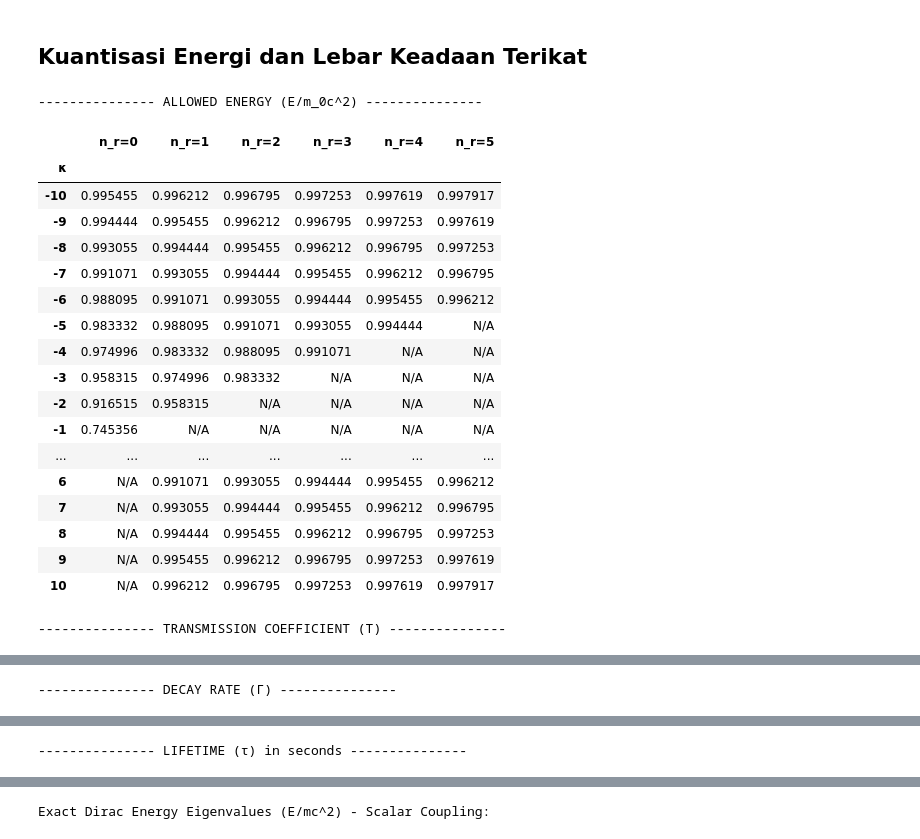
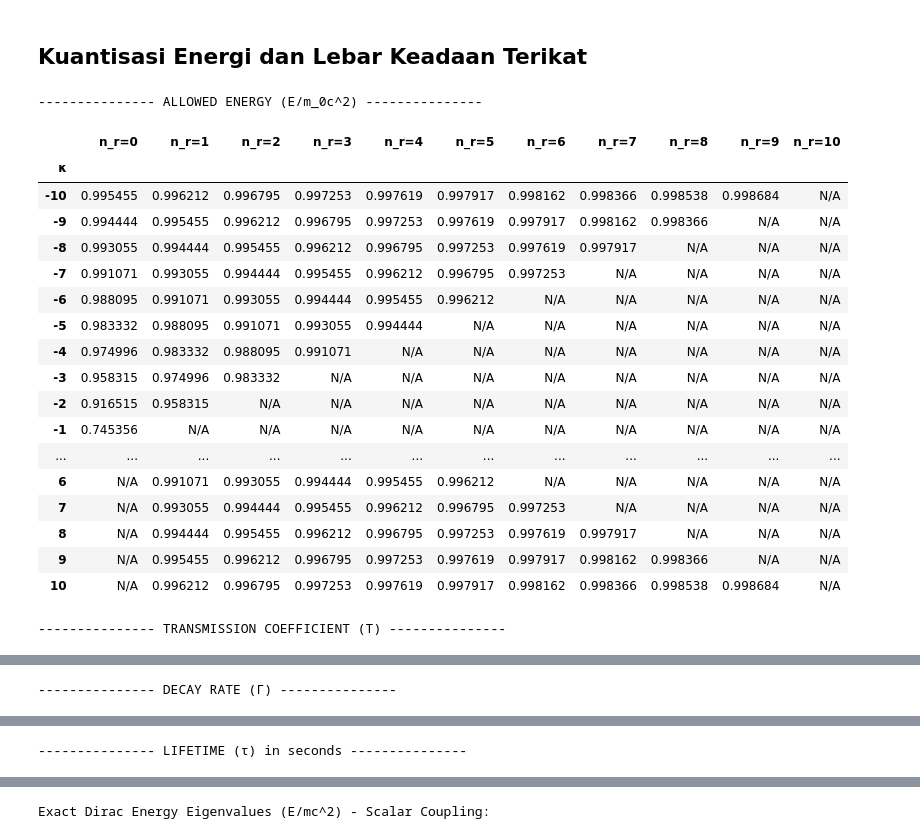
Before and after one commit to oszavla/Dirac-Schwarz, a Jupyter notebook: Aproksimasi_Wentzel_Kramers_Brillouin_(WKB).ipynb, the cells around one changed output, grey strips where cells are left out. Saved outputs shown, nothing was run; the diff lists cells and outputs as text; code cells hidden in the pictures.

```diff
--- a/Aproksimasi_Wentzel_Kramers_Brillouin_(WKB).ipynb
+++ b/Aproksimasi_Wentzel_Kramers_Brillouin_(WKB).ipynb
@@ -9,9 +9,11 @@ from IPython.display import display
 
 # Parameter Kuantum dan Sistem
 kappas = [-10, -9, -8, -7, -6, -5, -4, -3, -2, -1, 1, 2, 3, 4, 5, 6, 7, 8, 9, 10]
-#kappas = [-5, -4, -3, -2, -1, 1, 2, 3, 4, 5]
-N_r_values = [0, 1, 2, 3, 4, 5]
-alpha_prime = 1.0
+# kappas = [-5, -4, -3, -2, -1, 1, 2, 3, 4, 5]
+# kappas = range(10**16,10**16+21)
+N_r_values = [0, 1, 2, 3, 4, 5, 6, 7, 8, 9, 10]
+# N_r_values = range(10**16,10**16+21)
+alpha_prime = 1
 alpha = 1.0  # Parameter untuk horizon (rho_0 = 2*alpha). Sesuaikan jika alpha berbeda dengan alpha'
 
 # Konstanta Fisika (SI)
@@ -64,49 +66,49 @@ for k in kappas:
                     # Koefisien Transmisi (T = e^{-2\gamma})
                     exponent = -(np.pi * np.sqrt(sigma) / 4.0) * ((rho_1 - rho_0)**2) / (np.sqrt(bar_rho) * (bar_rho - 2 * alpha))
                     T = np.exp(exponent)
 
                     # Laju peluruhan (Gamma_n_rho)
                     Gamma = (sigma**(1.5) / (2 * np.pi * alpha_prime * epsilon)) * T
 
                     # Waktu Hidup (Tau) dalam sekon
                     tau = (1.0 / Gamma) * hbar_over_m0c2
         else:
             T, Gamma, tau = np.nan, np.nan, np.nan
 
         T_data[k].append(T)
         Gamma_data[k].append(Gamma)
         tau_data[k].append(tau)
 
 # Fungsi bantuan untuk merender DataFrame
 def render_table(data_dict, title, fmt):
     print(f"\n{'-'*15} {title} {'-'*15}")
     df = pd.DataFrame.from_dict(data_dict, orient='index', columns=[f'n_r={n_r}' for n_r in N_r_values])
     df.index.name = 'κ'
     display(df.style.format(fmt, na_rep="N/A").background_gradient(cmap='viridis', axis=None))
 
 # Render semua tabel
 render_table(epsilon_data, "ALLOWED ENERGY (E/m_0c^2)", "{:.6f}")
 render_table(T_data, "TRANSMISSION COEFFICIENT (T)", "{:.6e}")
 render_table(Gamma_data, "DECAY RATE (Γ)", "{:.6e}")
 render_table(tau_data, "LIFETIME (τ) in seconds", "{:.6e}")
 # %% [output]
 --------------- ALLOWED ENERGY (E/m_0c^2) ---------------
-|  | n_r=0 | n_r=1 | n_r=2 | n_r=3 | n_r=4 | n_r=5 |
-| κ |  |  |  |  |  |  |
-| -10 | 0.995455 | 0.996212 | 0.996795 | 0.997253 | 0.997619 | 0.997917 |
-| -9 | 0.994444 | 0.995455 | 0.996212 | 0.996795 | 0.997253 | 0.997619 |
-| -8 | 0.993055 | 0.994444 | 0.995455 | 0.996212 | 0.996795 | 0.997253 |
-| -7 | 0.991071 | 0.993055 | 0.994444 | 0.995455 | 0.996212 | 0.996795 |
-| -6 | 0.988095 | 0.991071 | 0.993055 | 0.994444 | 0.995455 | 0.996212 |
-| -5 | 0.983332 | 0.988095 | 0.991071 | 0.993055 | 0.994444 | N/A |
-| -4 | 0.974996 | 0.983332 | 0.988095 | 0.991071 | N/A | N/A |
-| -3 | 0.958315 | 0.974996 | 0.983332 | N/A | N/A | N/A |
-| -2 | 0.916515 | 0.958315 | N/A | N/A | N/A | N/A |
-| -1 | 0.745356 | N/A | N/A | N/A | N/A | N/A |
-| ... | ... | ... | ... | ... | ... | ... |
-| 6 | N/A | 0.991071 | 0.993055 | 0.994444 | 0.995455 | 0.996212 |
-| 7 | N/A | 0.993055 | 0.994444 | 0.995455 | 0.996212 | 0.996795 |
-| 8 | N/A | 0.994444 | 0.995455 | 0.996212 | 0.996795 | 0.997253 |
-| 9 | N/A | 0.995455 | 0.996212 | 0.996795 | 0.997253 | 0.997619 |
-| 10 | N/A | 0.996212 | 0.996795 | 0.997253 | 0.997619 | 0.997917 |
+|  | n_r=0 | n_r=1 | n_r=2 | n_r=3 | n_r=4 | n_r=5 | n_r=6 | n_r=7 | n_r=8 | n_r=9 | n_r=10 |
+| κ |  |  |  |  |  |  |  |  |  |  |  |
+| -10 | 0.995455 | 0.996212 | 0.996795 | 0.997253 | 0.997619 | 0.997917 | 0.998162 | 0.998366 | 0.998538 | 0.998684 | N/A |
+| -9 | 0.994444 | 0.995455 | 0.996212 | 0.996795 | 0.997253 | 0.997619 | 0.997917 | 0.998162 | 0.998366 | N/A | N/A |
+| -8 | 0.993055 | 0.994444 | 0.995455 | 0.996212 | 0.996795 | 0.997253 | 0.997619 | 0.997917 | N/A | N/A | N/A |
+| -7 | 0.991071 | 0.993055 | 0.994444 | 0.995455 | 0.996212 | 0.996795 | 0.997253 | N/A | N/A | N/A | N/A |
+| -6 | 0.988095 | 0.991071 | 0.993055 | 0.994444 | 0.995455 | 0.996212 | N/A | N/A | N/A | N/A | N/A |
+| -5 | 0.983332 | 0.988095 | 0.991071 | 0.993055 | 0.994444 | N/A | N/A | N/A | N/A | N/A | N/A |
+| -4 | 0.974996 | 0.983332 | 0.988095 | 0.991071 | N/A | N/A | N/A | N/A | N/A | N/A | N/A |
+| -3 | 0.958315 | 0.974996 | 0.983332 | N/A | N/A | N/A | N/A | N/A | N/A | N/A | N/A |
+| -2 | 0.916515 | 0.958315 | N/A | N/A | N/A | N/A | N/A | N/A | N/A | N/A | N/A |
+| -1 | 0.745356 | N/A | N/A | N/A | N/A | N/A | N/A | N/A | N/A | N/A | N/A |
+| ... | ... | ... | ... | ... | ... | ... | ... | ... | ... | ... | ... |
+| 6 | N/A | 0.991071 | 0.993055 | 0.994444 | 0.995455 | 0.996212 | N/A | N/A | N/A | N/A | N/A |
+| 7 | N/A | 0.993055 | 0.994444 | 0.995455 | 0.996212 | 0.996795 | 0.997253 | N/A | N/A | N/A | N/A |
+| 8 | N/A | 0.994444 | 0.995455 | 0.996212 | 0.996795 | 0.997253 | 0.997619 | 0.997917 | N/A | N/A | N/A |
+| 9 | N/A | 0.995455 | 0.996212 | 0.996795 | 0.997253 | 0.997619 | 0.997917 | 0.998162 | 0.998366 | N/A | N/A |
+| 10 | N/A | 0.996212 | 0.996795 | 0.997253 | 0.997619 | 0.997917 | 0.998162 | 0.998366 | 0.998538 | 0.998684 | N/A |
 --------------- TRANSMISSION COEFFICIENT (T) ---------------
```
Also changed, not shown: parts of 1 cell of this notebook.
